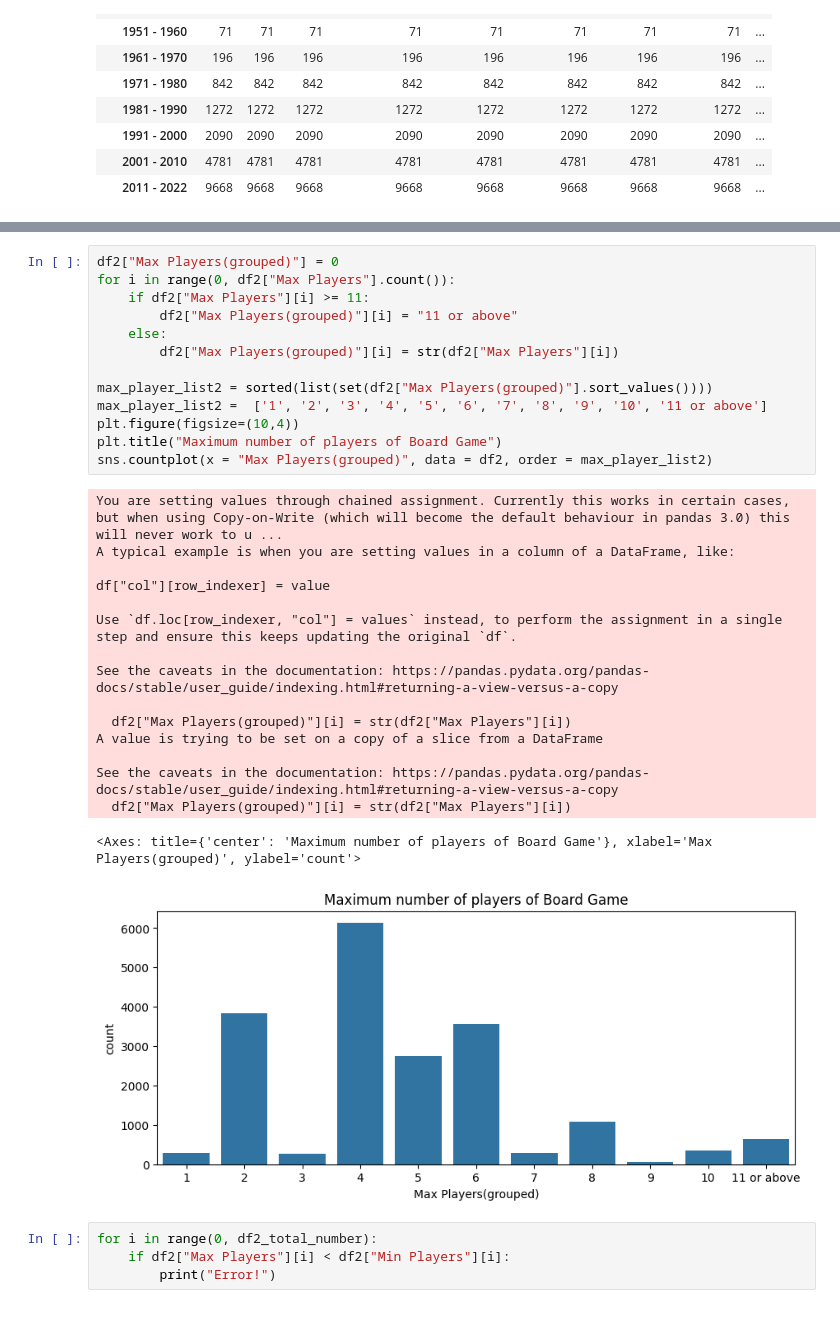
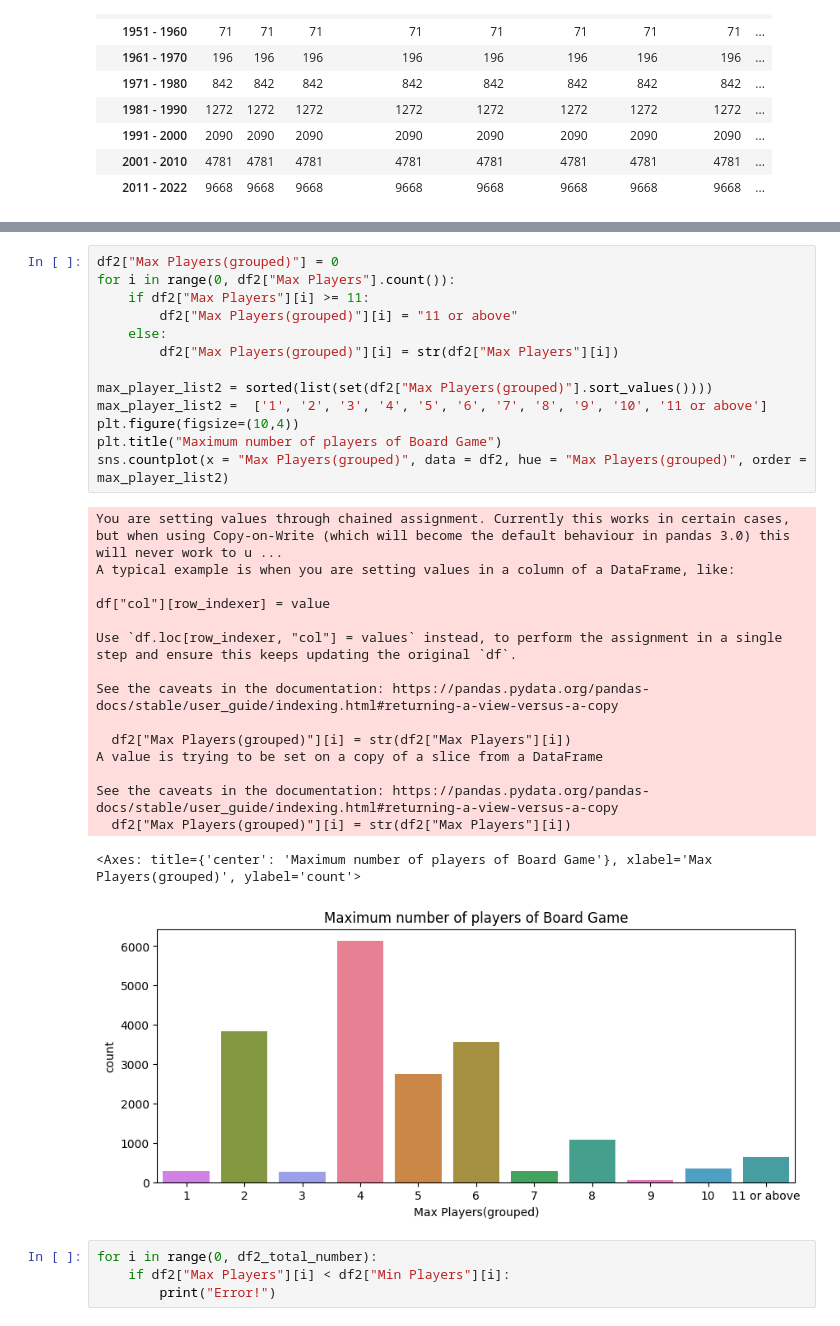
Before and after one commit to DovWong/EDA-PRoject, a Jupyter notebook: Start.ipynb, the cells around one changed output, grey strips where cells are left out. Cells and saved outputs as stored; diff of their text form.

```diff
--- a/Start.ipynb
+++ b/Start.ipynb
@@ -433,33 +436,33 @@ sns.countplot(x = "Max Players", data = df2, order = max_player_list)
 # %%
 df2["Max Players(grouped)"] = 0
 for i in range(0, df2["Max Players"].count()):
     if df2["Max Players"][i] >= 11:
         df2["Max Players(grouped)"][i] = "11 or above"
     else:
         df2["Max Players(grouped)"][i] = str(df2["Max Players"][i])
 
 max_player_list2 = sorted(list(set(df2["Max Players(grouped)"].sort_values())))
 max_player_list2 =  ['1', '2', '3', '4', '5', '6', '7', '8', '9', '10', '11 or above']
 plt.figure(figsize=(10,4))
 plt.title("Maximum number of players of Board Game")
-sns.countplot(x = "Max Players(grouped)", data = df2, order = max_player_list2)
+sns.countplot(x = "Max Players(grouped)", data = df2, hue = "Max Players(grouped)", order = max_player_list2)
 # %% [output]
 You are setting values through chained assignment. Currently this works in certain cases, but when using Copy-on-Write (which will become the default behaviour in pandas 3.0) this will never work to u ...
 A typical example is when you are setting values in a column of a DataFrame, like:
 
 df["col"][row_indexer] = value
 
 Use `df.loc[row_indexer, "col"] = values` instead, to perform the assignment in a single step and ensure this keeps updating the original `df`.
 
 See the caveats in the documentation: https://pandas.pydata.org/pandas-docs/stable/user_guide/indexing.html#returning-a-view-versus-a-copy
 
   df2["Max Players(grouped)"][i] = str(df2["Max Players"][i])
 A value is trying to be set on a copy of a slice from a DataFrame
 
 See the caveats in the documentation: https://pandas.pydata.org/pandas-docs/stable/user_guide/indexing.html#returning-a-view-versus-a-copy
   df2["Max Players(grouped)"][i] = str(df2["Max Players"][i])
 <Axes: title={'center': 'Maximum number of players of Board Game'}, xlabel='Max Players(grouped)', ylabel='count'>
-[figure, old version]
+[figure, new version]
 # %%
 for i in range(0, df2_total_number):
     if df2["Max Players"][i] < df2["Min Players"][i]:
```
Also changed, not shown: parts of 29 cells of this notebook, 2 other files.
